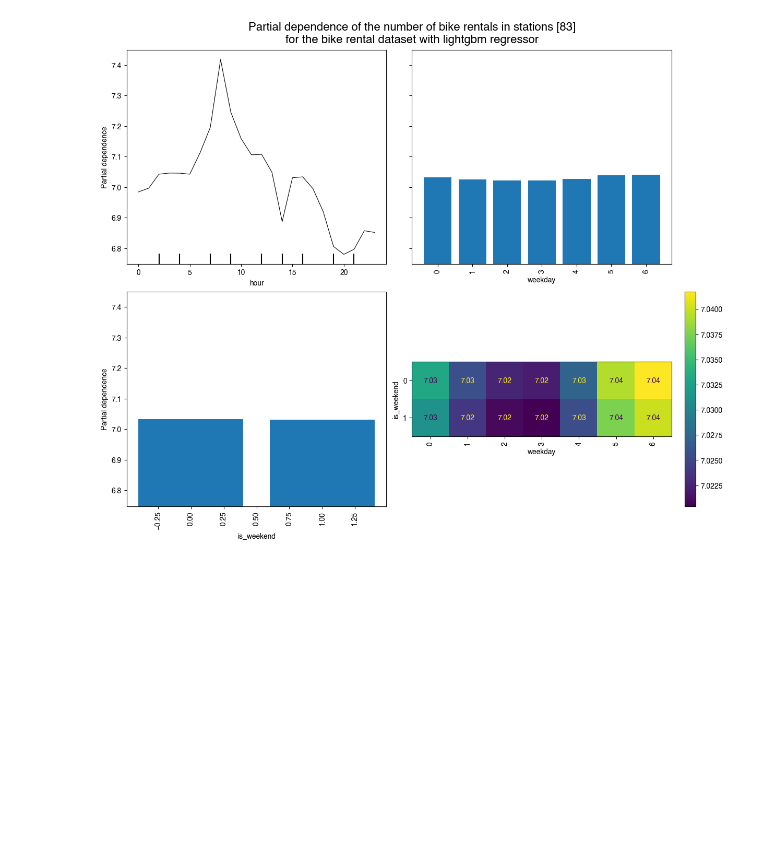
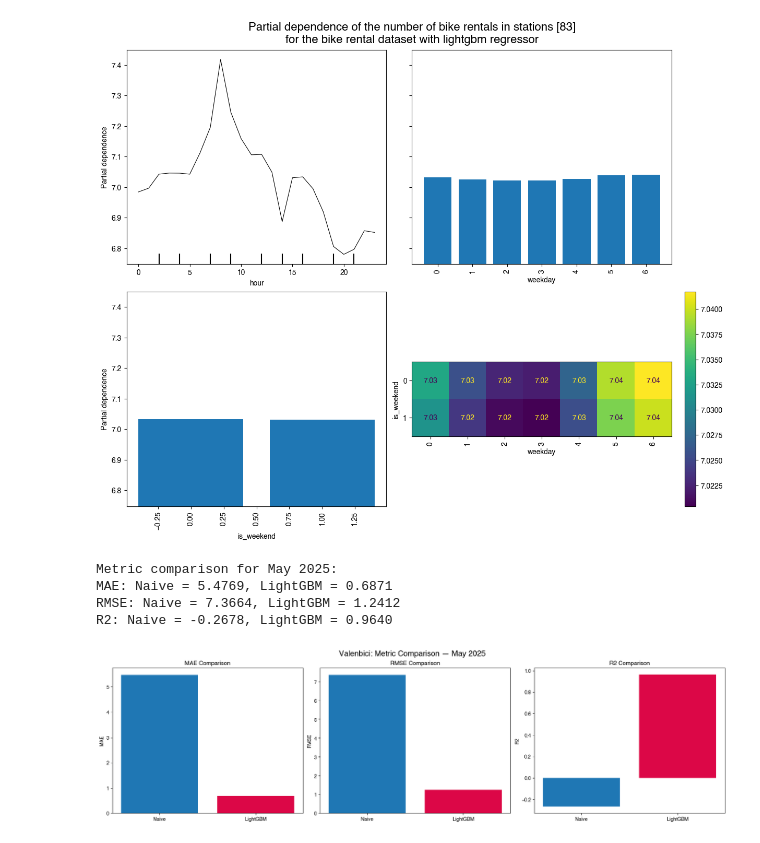
Before and after one commit to andreucs/smart-city, a Jupyter notebook: src/visuals.ipynb, the cells around one changed output. Drawn from its saved outputs; the diff is of its cells as text; code cells hidden in the pictures; blank space fills up the shorter version.

Commit message:
Add metrics comparation figure

```diff
--- a/src/visuals.ipynb
+++ b/src/visuals.ipynb
@@ -103,2 +113,10 @@ plot_pdp_or_ice(
 # %% [output]
 [figure]
+# %%
+plot_comparison_metrics(df)
+# %% [output]
+Metric comparison for May 2025:
+MAE: Naive = 5.4769, LightGBM = 0.6871
+RMSE: Naive = 7.3664, LightGBM = 1.2412
+R2: Naive = -0.2678, LightGBM = 0.9640
+[figure, added]
```
Also changed, not shown: parts of 7 cells of this notebook.
